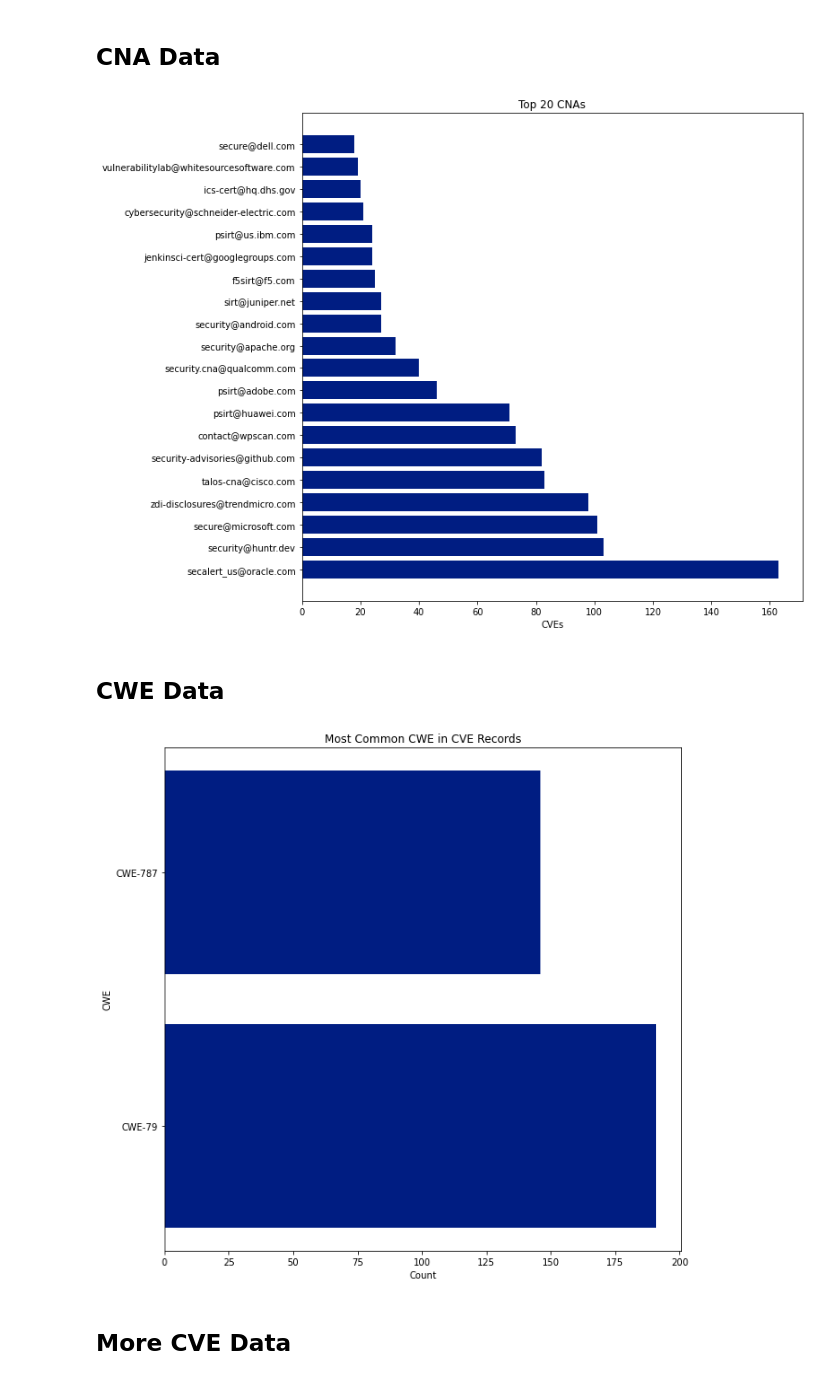
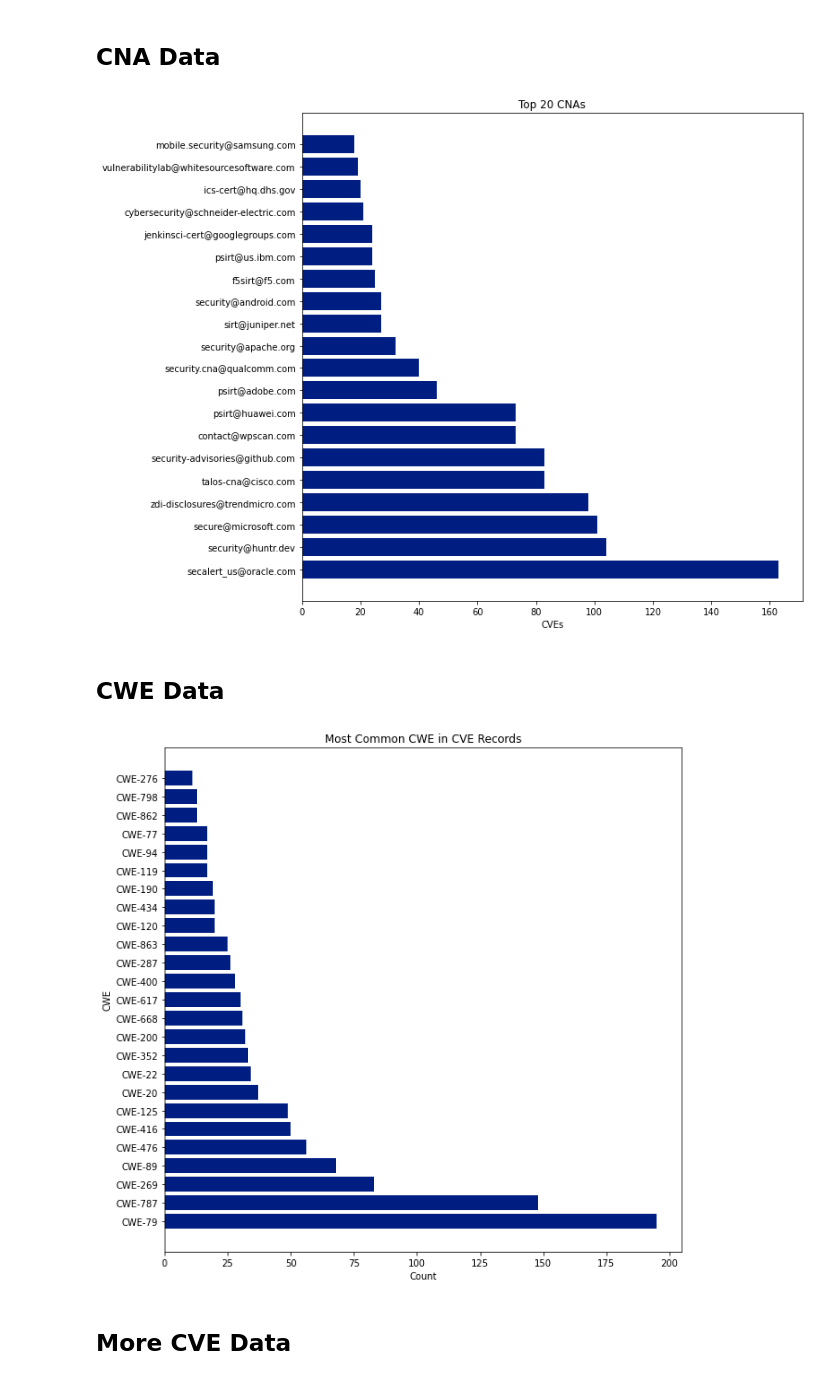
Before and after one commit to jgamblin/monthlyCVEStats, a Jupyter notebook: 2022/2022.ipynb, the cells around one changed output. Drawn from its saved outputs; the diff is of its cells as text; code cells hidden in the pictures.

```diff
--- a/2022/2022.ipynb
+++ b/2022/2022.ipynb
@@ -128,7 +128,7 @@ for filename in glob.glob('nvdcve-1.1-*.json'):
         nvd = pd.DataFrame(row_accumulator)
 
 nvd['Published'] = pd.to_datetime(nvd['Published'])
-thisyear = ((nvd['Published'] > '2022-01-01') & (nvd['Published']  < '2022-01-31'))
+thisyear = ((nvd['Published'] > '2022-01-01') & (nvd['Published']  < '2022-02-01'))
 nvd = nvd.loc[thisyear]
 nvd = nvd.sort_values(by=['Published'])
 nvd = nvd.reset_index(drop=True)
@@ -227,7 +227,7 @@ plt.xlabel("CVEs");
 plt.ylabel("") ;
 plt.title("Top 20 CNAs");
 # %% [output]
-[figure, old version]
+[figure, new version]
 # %%
 Markdown(f"## CWE Data")
 # %% [output]
@@ -235,17 +235,17 @@ Markdown(f"## CWE Data")
 # %%
 nvd_cwe = nvd['CWE'].value_counts()
 nvd_cwe = nvd_cwe.reset_index()
 nvd_cwe.columns = ['CWE', 'counts']
 nvd_cwe = nvd_cwe[~nvd_cwe.CWE.str.contains('Missing_')]
 nvd_cwe = nvd_cwe[~nvd_cwe.CWE.str.contains('NVD')]
-nvd_cwe = nvd_cwe[nvd_cwe.counts > 100].head(25)
+nvd_cwe = nvd_cwe.head(25)
 plt.figure(figsize=(10,10));
 plt.barh("CWE", "counts", data = nvd_cwe, color="#001d82");
 plt.xlabel("Count");
 plt.ylabel("CWE") ;
 plt.title("Most Common CWE in CVE Records");
 # %% [output]
-[figure, old version]
+[figure, new version]
 # %%
 Markdown(f"## More CVE Data")
 # %% [output]
```
Also changed, not shown: parts of 10 cells of this notebook, 6 other files.
